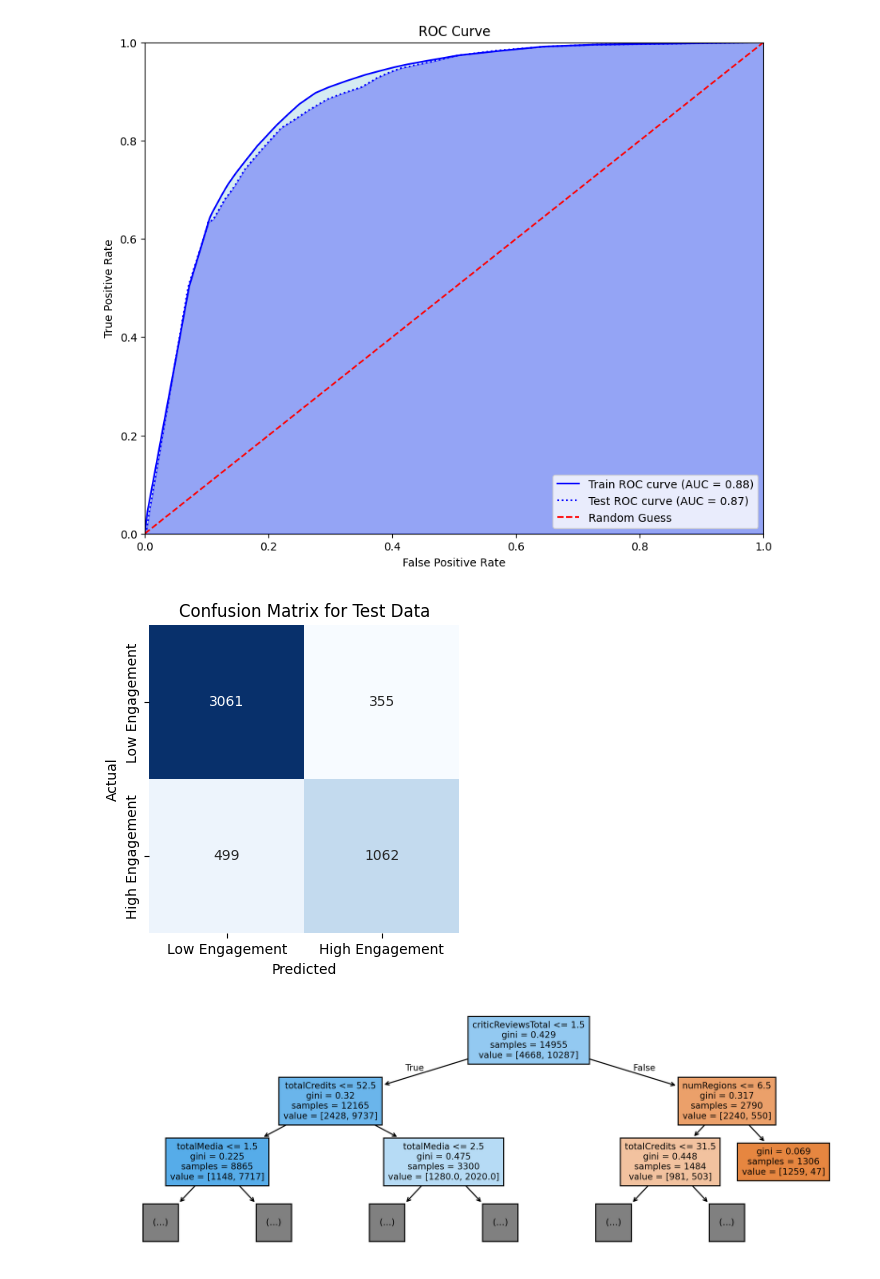
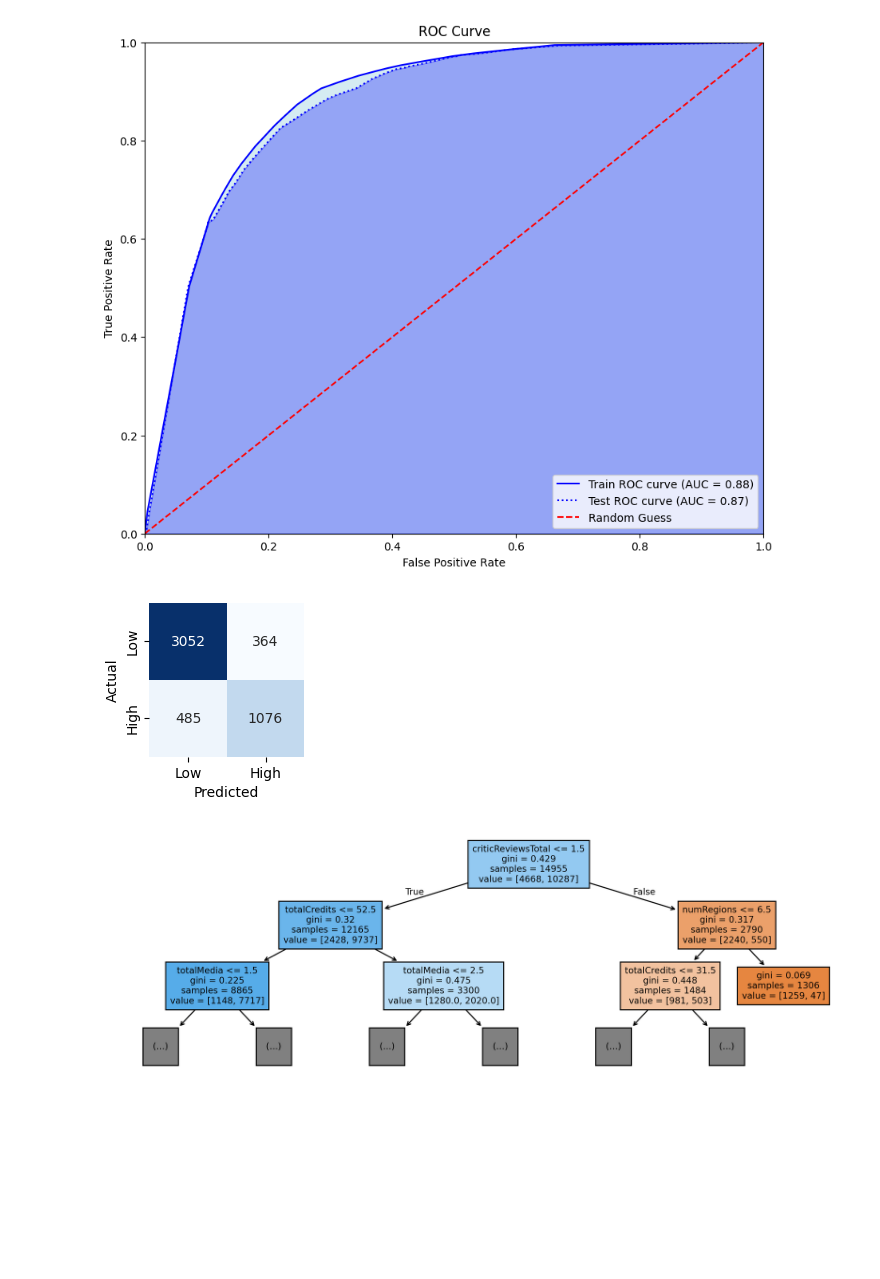
Before and after one commit to ChefBB/data_mining_1, a Jupyter notebook: code/binary_decision_trees.ipynb, the cells around one changed output. Cells and saved outputs as stored; diff of their text form; code cells hidden in the pictures; blank space fills up the shorter version.

```diff
--- a/code/binary_decision_trees.ipynb
+++ b/code/binary_decision_trees.ipynb
@@ -124,13 +124,13 @@ feats = [
     # 'is_Fantasy', 'is_Family', 'is_Mystery', 'is_Talk-Show', 'is_Drama',
     # 'is_Sport', 'is_War', 'is_Horror', 'is_Animation',
     'countryOfOrigin_freq_enc',
-    'countryOfOrigin_NA',
-    'countryOfOrigin_AF',
-    'countryOfOrigin_AS',
-    'countryOfOrigin_EU',
-    'countryOfOrigin_OC',
-    'countryOfOrigin_SA',
-    'countryOfOrigin_UNK',
+    # 'countryOfOrigin_NA',
+    # 'countryOfOrigin_AF',
+    # 'countryOfOrigin_AS',
+    # 'countryOfOrigin_EU',
+    # 'countryOfOrigin_OC',
+    # 'countryOfOrigin_SA',
+    # 'countryOfOrigin_UNK',
     # 'is_from_Oceania', 'is_from_North America',
     # 'is_from_South America', 'is_from_Asia', 'is_from_Africa',
     # 'is_from_Europe',
@@ -149,6 +149,7 @@ from sklearn.tree import DecisionTreeClassifier
 from sklearn.metrics import classification_report
 from scipy.stats import randint, uniform
 from sklearn.model_selection import RandomizedSearchCV
+from sklearn.model_selection import RepeatedStratifiedKFold, cross_val_score
 
 # Prepare the data
 X_train = train.loc[~train['outlier_w_type'], feats].copy()
@@ -164,7 +165,7 @@ y_test = test.loc[~test['outlier_w_type'], 'has_lowEngagement'].copy()
 
 param_grid = {
     'criterion': ['gini', 'entropy'],
-    'max_depth': randint(10, 60),
+    'max_depth': randint(10, 20),
     'min_samples_split': randint(2, 30),
     'min_samples_leaf': randint(1, 30),
     'max_features': ['sqrt', 'log2', None],
@@ -174,6 +175,8 @@ param_grid = {
 
 # Initialize the Isolation Forest model
 base_clf = DecisionTreeClassifier(random_state=42)
+# Define repeated stratified k-fold cross-validator
+rkf = RepeatedStratifiedKFold(n_splits=5, n_repeats=10, random_state=42)
 
 # Perform Randomized Search
 random_search = RandomizedSearchCV(
@@ -181,7 +184,7 @@ random_search = RandomizedSearchCV(
     param_distributions=param_grid,
     n_iter=200,
     scoring='f1_macro',
-    cv=5,
+    cv=rkf,
     random_state=42,
     n_jobs=-1
 )
@@ -267,25 +282,25 @@ plt.show()
 # %%
 from sklearn.metrics import confusion_matrix
 import seaborn as sns
 
 # Compute confusion matrices
 conf_matrix_train = confusion_matrix(y_train, train_pred)
 conf_matrix_test = confusion_matrix(y_test, test_pred)
 # Invert both the order of columns and rows in the test confusion matrix
 conf_matrix_test = conf_matrix_test[::-1, ::-1]
 
 # Plot confusion matrix for test data
-plt.figure(figsize=(4, 4))
+plt.figure(figsize=(2, 2))
 sns.heatmap(conf_matrix_test, annot=True, fmt='d', cmap='Blues',
-            xticklabels=['Low Engagement', 'High Engagement'],
-            yticklabels=['Low Engagement', 'High Engagement'],
+            xticklabels=['Low', 'High'],
+            yticklabels=['Low', 'High'],
             cbar=False)
-plt.title("Confusion Matrix for Test Data")
+# plt.title("Confusion Matrix for Test Data")
 plt.xlabel("Predicted")
 plt.ylabel("Actual")
 plt.show()
 # %% [output]
-[figure, old version]
+[figure, new version]
 # %%
 from sklearn.tree import plot_tree
 
```
Also changed, not shown: parts of 3 cells of this notebook, 11 other files.
